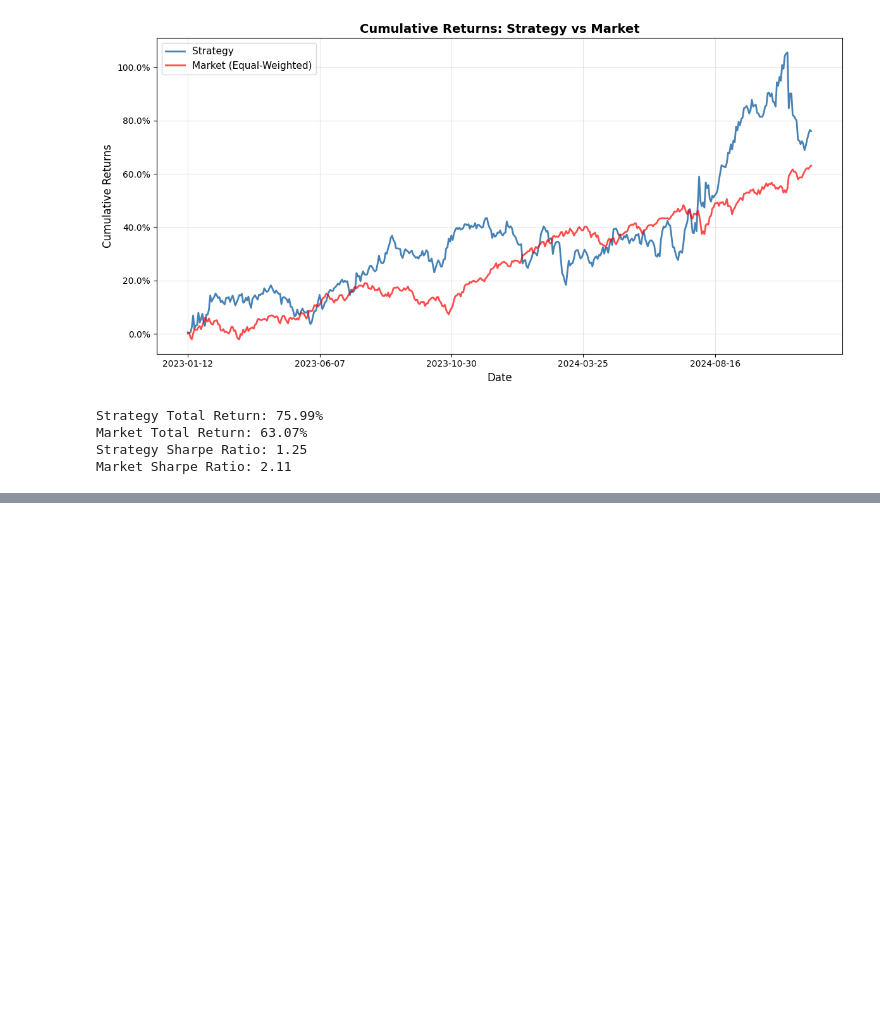
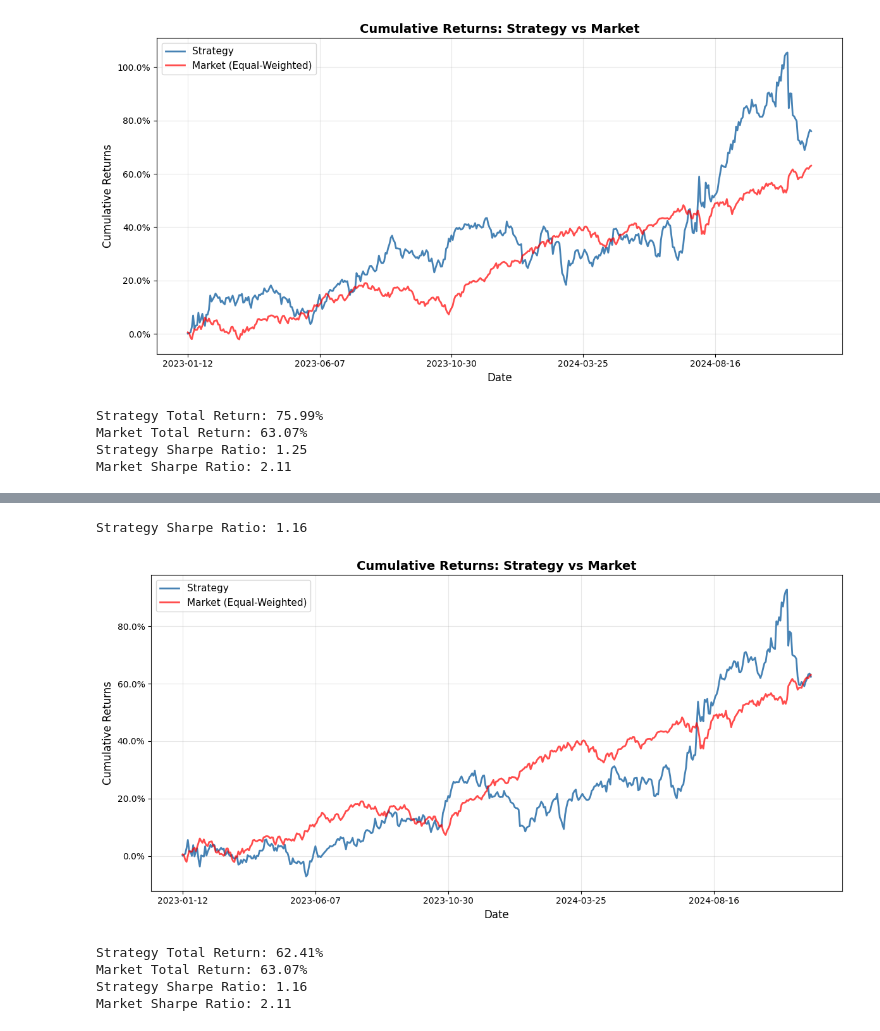
Before and after one commit to hontarea/time_series_forecasting, a Jupyter notebook: linear_regression.ipynb, the cells around one changed output, grey strips where cells are left out. Drawn from its saved outputs; the diff is of its cells as text; code cells hidden in the pictures; blank space fills up the shorter version.

```diff
--- a/linear_regression.ipynb
+++ b/linear_regression.ipynb
@@ -446,0 +572,56 @@ Market Sharpe Ratio: 2.11
+# %%
+# Set portfolio parameters
+N_LONG = 5
+N_SHORT = 5
+
+# Generate trading signals
+long_signals = ((predictions_unstacked
+                .where(predictions_unstacked > 0)
+                .rank(axis=1, ascending=False) <= N_LONG)
+                .astype(int))
+
+short_signals = ((predictions_unstacked
+                  .where(predictions_unstacked < 0)
+                  .rank(axis=1, ascending=True) <= N_SHORT)
+                  .astype(int))
+# %%
+# Calculate strategy returns
+long_returns = (long_signals * actuals_unstacked).sum(axis=1) / long_signals.sum(axis=1)
+short_returns = (short_signals * (-actuals_unstacked)).sum(axis=1) / short_signals.sum(axis=1)
+strategy_returns = long_returns.fillna(0) + short_returns.fillna(0)
+# %%
+print(f"Strategy Sharpe Ratio: {strategy_returns.mean() / strategy_returns.std() * np.sqrt(252):.2f}")
+# %% [output]
+Strategy Sharpe Ratio: 1.16
+# %%
+# Calculate cumulative returns for strategy
+cumulative_strategy_returns = (1 + strategy_returns).cumprod() - 1
+
+# Calculate market benchmark
+market_returns = actuals_unstacked.mean(axis=1)
+cumulative_market_returns = (1 + market_returns).cumprod() - 1
+
+plt.figure(figsize=(12, 6))
+
+cumulative_strategy_returns.plot(label='Strategy', color='steelblue', linewidth=2)
+cumulative_market_returns.plot(label='Market (Equal-Weighted)', color='red', alpha=0.7, linewidth=2)
+
+plt.title('Cumulative Returns: Strategy vs Market', fontsize=14, fontweight='bold')
+plt.ylabel('Cumulative Returns', fontsize=12)
+plt.xlabel('Date', fontsize=12)
+plt.gca().yaxis.set_major_formatter(FuncFormatter(lambda y, _: '{:.1%}'.format(y)))
+plt.legend(fontsize=11)
+plt.grid(True, alpha=0.3)
+plt.tight_layout()
+plt.show()
+
+print(f"Strategy Total Return: {cumulative_strategy_returns.iloc[-1]:.2%}")
+print(f"Market Total Return: {cumulative_market_returns.iloc[-1]:.2%}")
+print(f"Strategy Sharpe Ratio: {strategy_returns.mean() / strategy_returns.std() * np.sqrt(252):.2f}")
+print(f"Market Sharpe Ratio: {market_returns.mean() / market_returns.std() * np.sqrt(252):.2f}")
+# %% [output]
+[figure, added]
+Strategy Total Return: 62.41%
+Market Total Return: 63.07%
+Strategy Sharpe Ratio: 1.16
+Market Sharpe Ratio: 2.11
```
Also changed, not shown: parts of 14 cells of this notebook.
